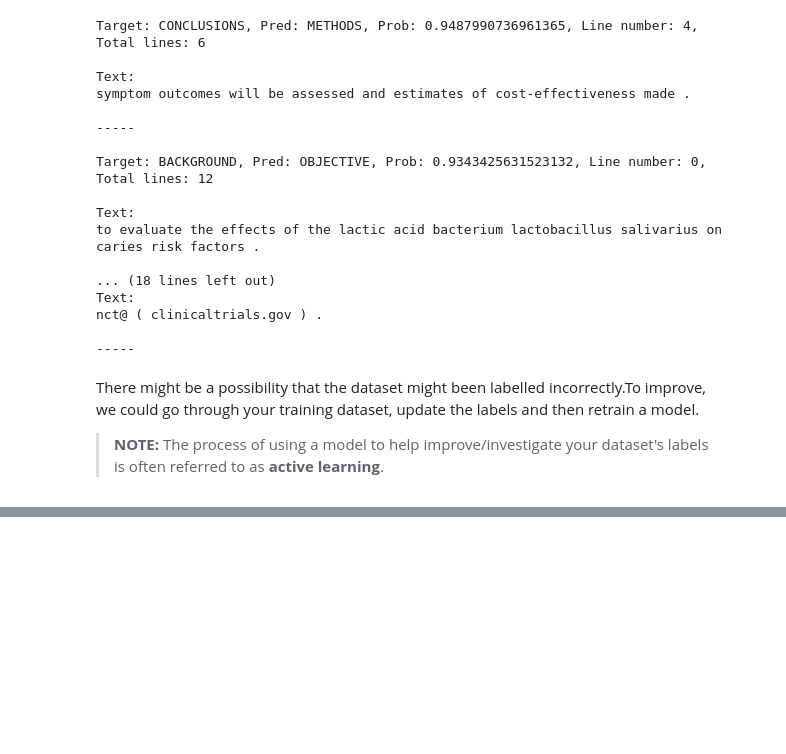
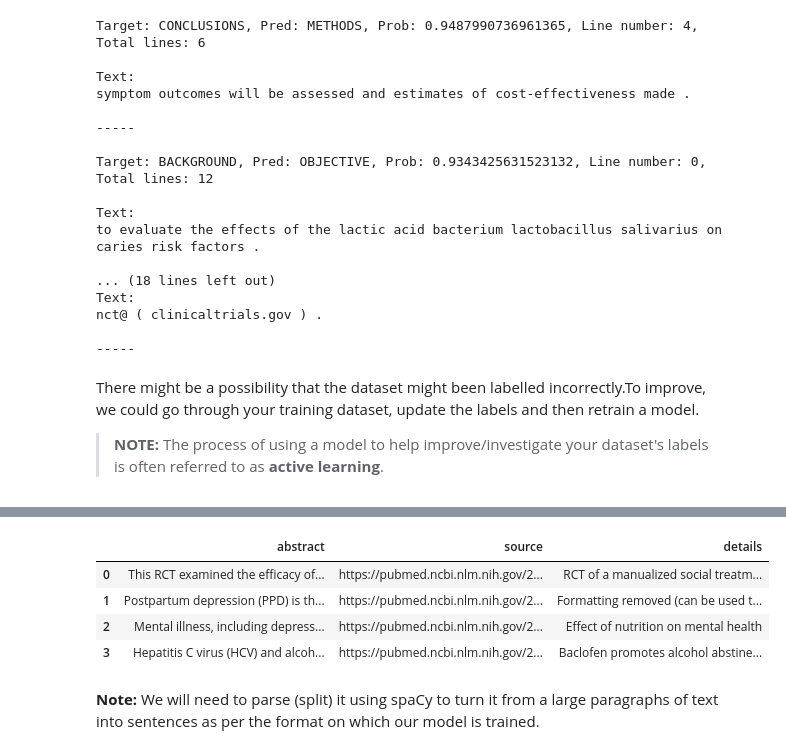
Before and after one commit to harshd23/Paper_Peek, a Jupyter notebook: Paper_Peek.ipynb, the cells around one changed output, grey strips where cells are left out. Saved outputs shown, nothing was run; the diff lists cells and outputs as text; code cells hidden in the pictures; blank space fills up the shorter version.

Commit message:
Added: Making predictions on example abstracts

```diff
--- a/Paper_Peek.ipynb
+++ b/Paper_Peek.ipynb
@@ -1710,0 +1732,6 @@ There might be a possibility that the dataset might been labelled incorrectly.To
+# %%
+import json
+with open("example_abstracts.json", "r") as f:
+  example_abstracts = json.load(f)
+
+example_abstracts
@@ -1710,0 +1751,12 @@ There might be a possibility that the dataset might been labelled incorrectly.To
+# %%
+# Visualize our example abstracts in dataframe format
+abstracts = pd.DataFrame(example_abstracts)
+abstracts
+# %% [output]
+|  | abstract | source | details |
+| 0 | This RCT examined the efficacy of... | https://pubmed.ncbi.nlm.nih.gov/2... | RCT of a manualized social treatm... |
+| 1 | Postpartum depression (PPD) is th... | https://pubmed.ncbi.nlm.nih.gov/2... | Formatting removed (can be used t... |
+| 2 | Mental illness, including depress... | https://pubmed.ncbi.nlm.nih.gov/2... | Effect of nutrition on mental health |
+| 3 | Hepatitis C virus (HCV) and alcoh... | https://pubmed.ncbi.nlm.nih.gov/2... | Baclofen promotes alcohol abstine... |
+# %% [markdown]
+**Note:** We will need to parse (split) it using spaCy to turn it from a large paragraphs of text into sentences as per the format on which our model is trained.
```
Also changed, not shown: parts of 17 cells of this notebook.
